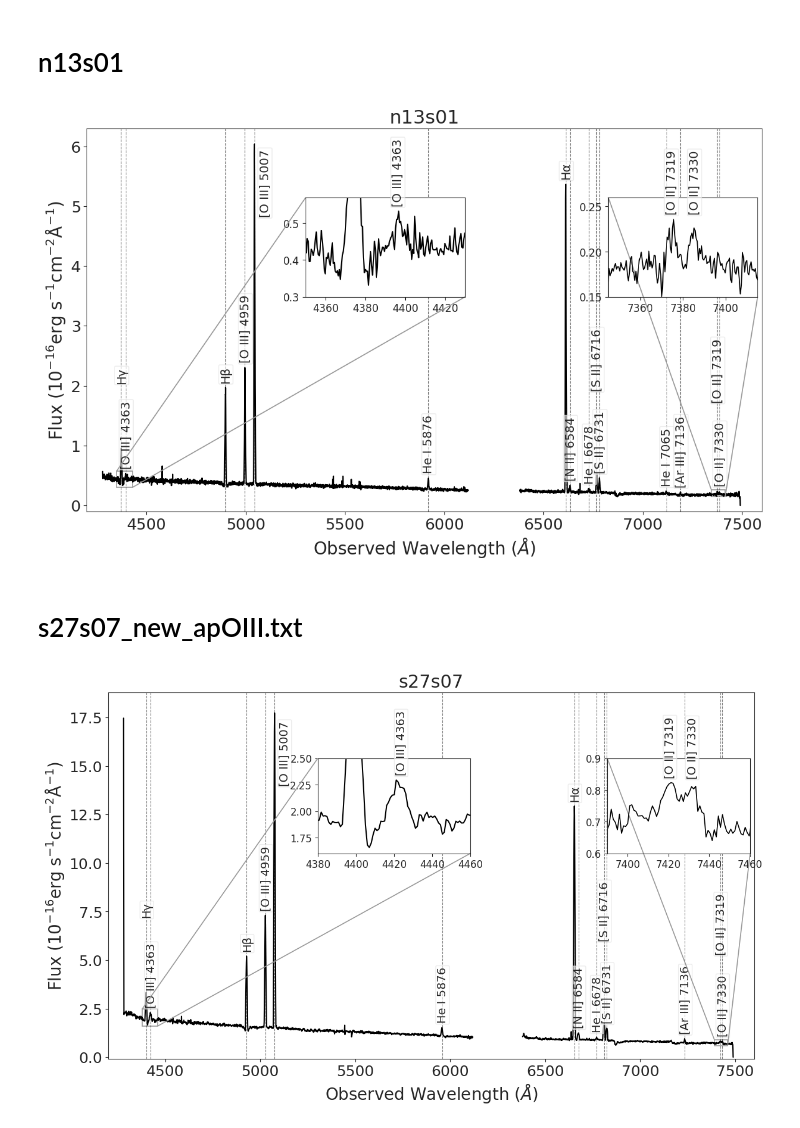
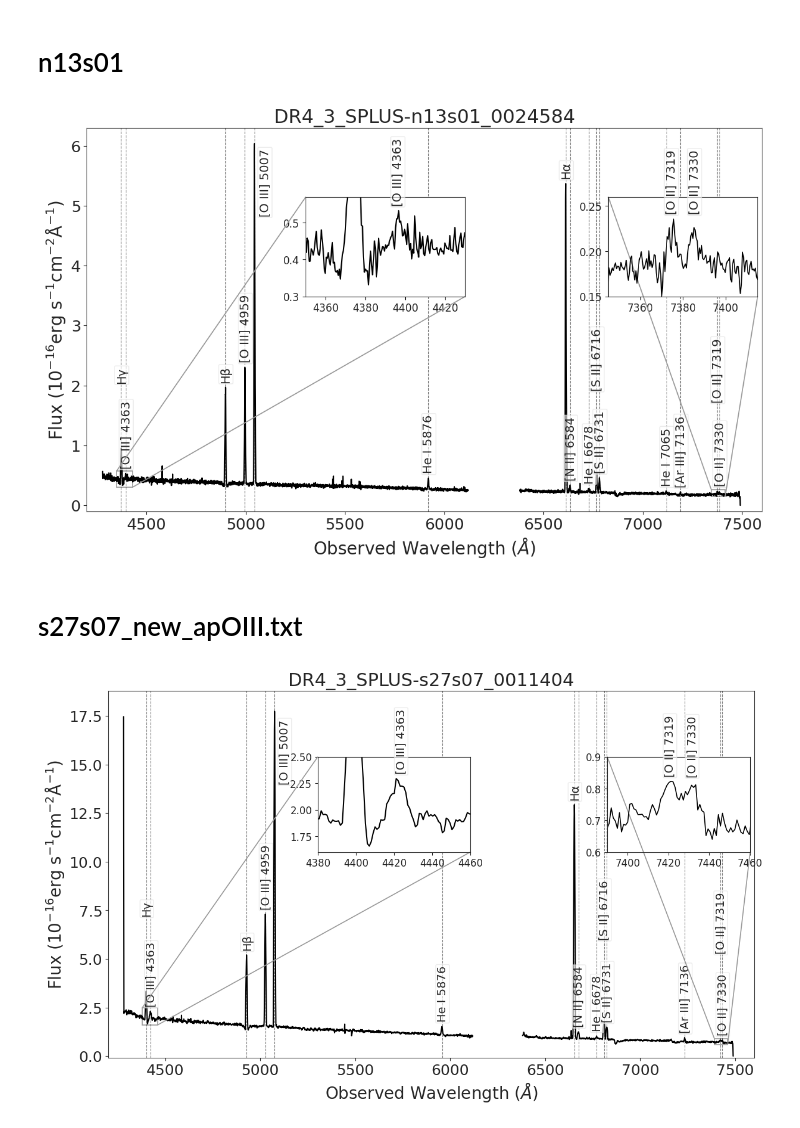
Before and after one commit to AngelGSoto/SpectraPlotterLabel, a Jupyter notebook: Notebooks/SpectraPlotterLabel_subplot-automatic_ascii_cleaned.ipynb, the cells around one changed output. Drawn from its saved outputs; the diff is of its cells as text; code cells hidden in the pictures.

```diff
--- a/Notebooks/SpectraPlotterLabel_subplot-automatic_ascii_cleaned.ipynb
+++ b/Notebooks/SpectraPlotterLabel_subplot-automatic_ascii_cleaned.ipynb
@@ -257,32 +257,32 @@ emission_lines1 = {
 # %%
 # Example usage
 namefile1 = "n13s01_new_apOIII.txt"
 z1 = 0.0075
 # Define lines to displace and their factor
 # Define the lines and their respective displacement factors
 displace_lines1 = {
     "Hγ": 1.,
     "[O III] 5007": -1.3,
     "[O I] 6300": 22.,
     "[S III] 6312": 10.,
     "[S II] 6716": 1.3,
     "[O II] 7319": 1.4 # Apply a displacement factor of 1.5 to the Hα line  # Apply a displacement factor of 3.0 to the OIII line
 }
 
 # Define line to displacing in x-axis
 displace_lines_x1 = {
     "[O III] 5007": 50,
     }
 
 wavelengths1, flux1 = extract_spectrum(path, namefile1)
-savefig1 = "../Spectra_txt/n13s01-spec-v3.png"
+savefig1 = "../Spectra_v4/n13s01-spec-v4.png"
 plot_spectrum(wavelengths1, flux1, emission_lines1, z=z1, xlim=(4200, 7600), ylim=(-0.1, 6.3),
               displace_lines=displace_lines1,
               displace_lines_x=displace_lines_x1, inset_positions= (-10, 100, 800, 500),
               inset_xlim=(4350, 4430), inset_ylim=(0.3, 0.57),
-              inset_positions2= (460, 100, 800, 500), inset_xlim2=(7345, 7415), inset_ylim2=(0.15, 0.26), savefig=savefig1, title="n13s01")
+              inset_positions2= (460, 100, 800, 500), inset_xlim2=(7345, 7415), inset_ylim2=(0.15, 0.26), savefig=savefig1, title="DR4_3_SPLUS-n13s01_0024584")
 # %% [output]
-[figure, old version]
+[figure, new version]
 # %% [markdown]
 # s27s07_new_apOIII.txt
 # %%
@@ -320,12 +320,12 @@ displace_lines_x2 = {
     }
 
 wavelengths2, flux2 = extract_spectrum(path, namefile2)
-savefig2 = "../Spectra_txt/s27s07-spec-v3.png"
+savefig2 = "../Spectra_v4/s27s07-spec-v4.png"
 plot_spectrum(wavelengths2, flux2, emission_lines2, z=z2, xlim=(4200, 7600), ylim=(-0.08, 18.8),
               displace_lines=displace_lines2,
               displace_lines_x=displace_lines_x2, inset_positions= (-10, 100, 800, 500),
               inset_xlim=(4380, 4460), inset_ylim=(1.6, 2.5),
               inset_positions2= (460, 100, 800, 500), inset_xlim2=(7390, 7460), inset_ylim2=(0.6, 0.9),
-              savefig=savefig2, title="s27s07")
+              savefig=savefig2, title="DR4_3_SPLUS-s27s07_0011404")
 # %% [output]
-[figure, old version]
+[figure, new version]
```
Also changed, not shown: 10 other files.
